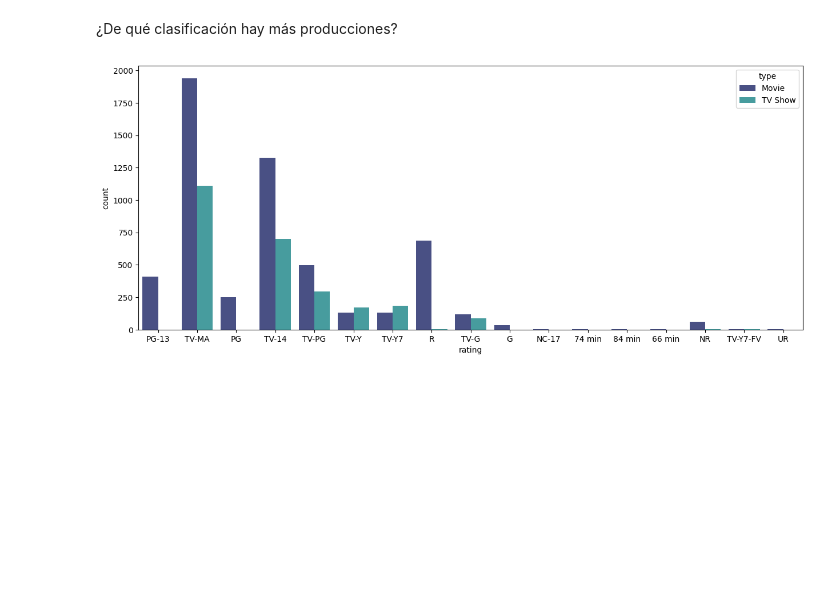
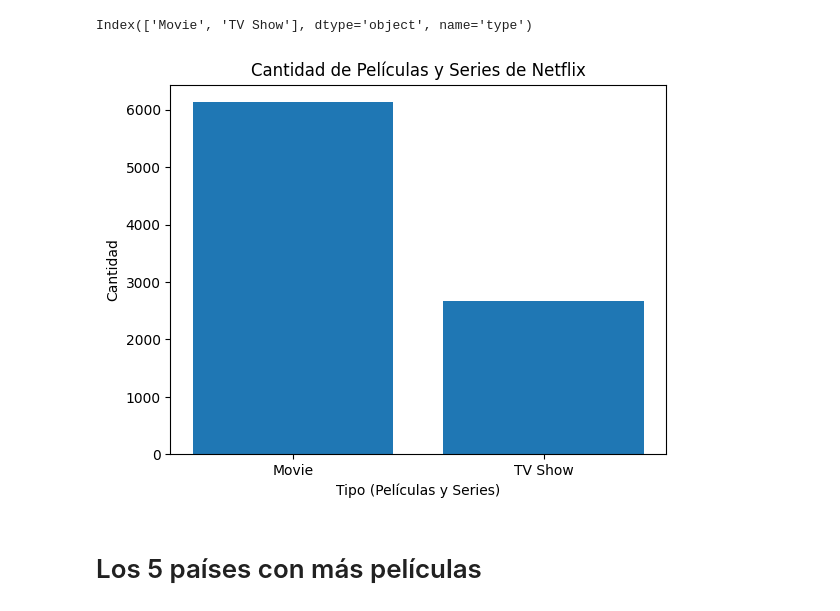
Before and after one commit to ericksanchezcorrea/Data_Science, a Jupyter notebook: Análisis_datos_Netflix.ipynb, the cells around one changed output. Saved outputs shown, nothing was run; the diff lists cells and outputs as text; code cells hidden in the pictures; blank space fills up the shorter version.

```diff
--- a/Análisis_datos_Netflix.ipynb
+++ b/Análisis_datos_Netflix.ipynb
@@ -8,2 +7,2 @@ import seaborn as sns
 # %%
-data = pd.read_csv('/content/netflix_dataset.csv')
+nf = pd.read_csv('/content/netflix_dataset.csv')
@@ -66,8 +11,13 @@ plt.show()
-# %% [markdown]
-¿De qué clasificación hay más producciones?
-# %%
-plt.figure(figsize=(15,6))
-sns.countplot(x=data['rating'], data=data, palette='mako', hue=data['type'])
-plt.show()
-# %% [output]
-[figure, removed]
+# %%
+nf['type'].value_counts()
+nf['type'].value_counts().index
+# %% [output]
+Index(['Movie', 'TV Show'], dtype='object', name='type')
+# %%
+plt.bar(nf['type'].value_counts().index, nf['type'].value_counts().values)
+plt.title('Cantidad de Películas y Series de Netflix')
+plt.xlabel('Tipo (Películas y Series)')
+plt.ylabel('Cantidad')
+plt.show()
+# %% [output]
+[figure, added]
@@ -73,0 +30,2 @@ plt.show()
+# %% [markdown]
+# Los 5 países con más películas
```
Also changed, not shown: parts of 26 cells of this notebook.
